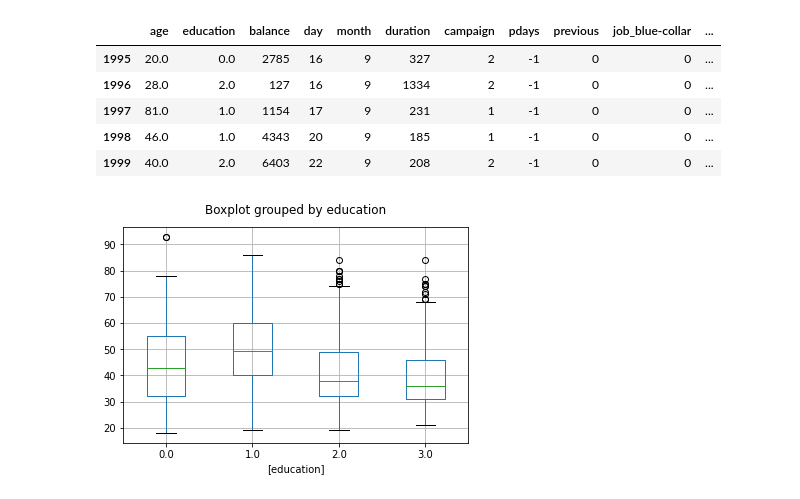
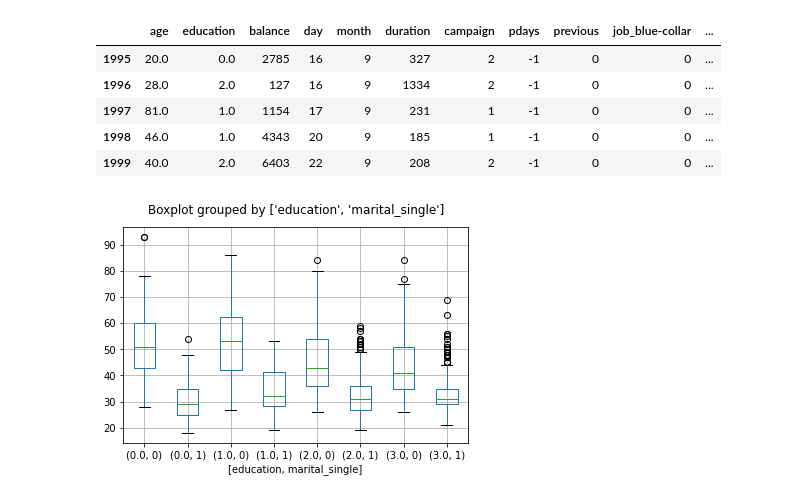
Before and after one commit to LenaStolz/CS4168_Data.Mining, a Jupyter notebook: lab2.ipynb, the cells around one changed output. Saved outputs shown, nothing was run; the diff lists cells and outputs as text; code cells hidden in the pictures.

```diff
--- a/lab2.ipynb
+++ b/lab2.ipynb
@@ -132,8 +129,8 @@ dataFrame.tail()
 | 1999 | 40.0 | 2.0 | 6403 | 22 | 9 | 208 | 2 | -1 | 0 | 0 | ... |
 # %%
 # Now we print a boxplot for age by education
-dataFrame.boxplot(column = 'age', by = ['education'])
+dataFrame.boxplot(column = 'age', by = ['education', 'marital_single'])
 plt.title("")
 plt.show()
 # %% [output]
-[figure, old version]
+[figure, new version]
```
Also changed, not shown: parts of 33 cells of this notebook.
